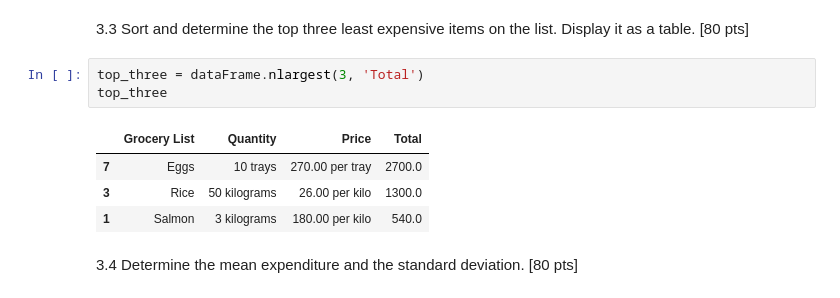
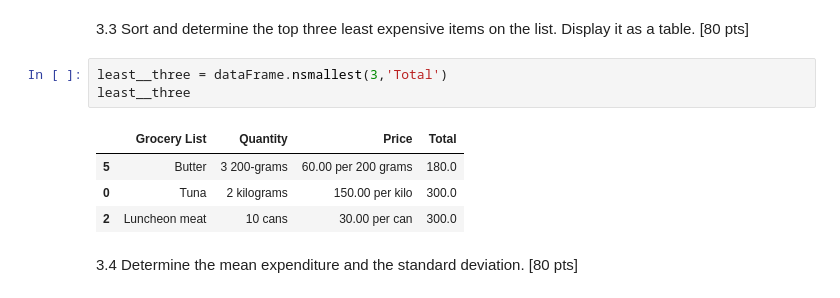
Before and after one commit to cjfaeldonea/DSS-DataChallenge_1, a Jupyter notebook: C1-UPDSS-TEAM 6.ipynb, the cells around one changed output. Saved outputs shown, nothing was run; the diff lists cells and outputs as text.

```diff
--- a/C1-UPDSS-TEAM 6.ipynb
+++ b/C1-UPDSS-TEAM 6.ipynb
@@ -78,13 +72,13 @@ sorted_df
 3.3 Sort and determine the top three least expensive items on the list. Display it as a table.
 [80 pts]
 # %%
-top_three = dataFrame.nlargest(3, 'Total')
-top_three
+least__three = dataFrame.nsmallest(3,'Total')
+least__three
 # %% [output]
 |  | Grocery List | Quantity | Price | Total |
-| 7 | Eggs | 10 trays | 270.00 per tray | 2700.0 |
-| 3 | Rice | 50 kilograms | 26.00 per kilo | 1300.0 |
-| 1 | Salmon | 3 kilograms | 180.00 per kilo | 540.0 |
+| 5 | Butter | 3 200-grams | 60.00 per 200 grams | 180.0 |
+| 0 | Tuna | 2 kilograms | 150.00 per kilo | 300.0 |
+| 2 | Luncheon meat | 10 cans | 30.00 per can | 300.0 |
 # %% [markdown]
 3.4 Determine the mean expenditure and the standard deviation. [80 pts]
 # %%
```
Also changed, not shown: parts of 2 cells of this notebook.
